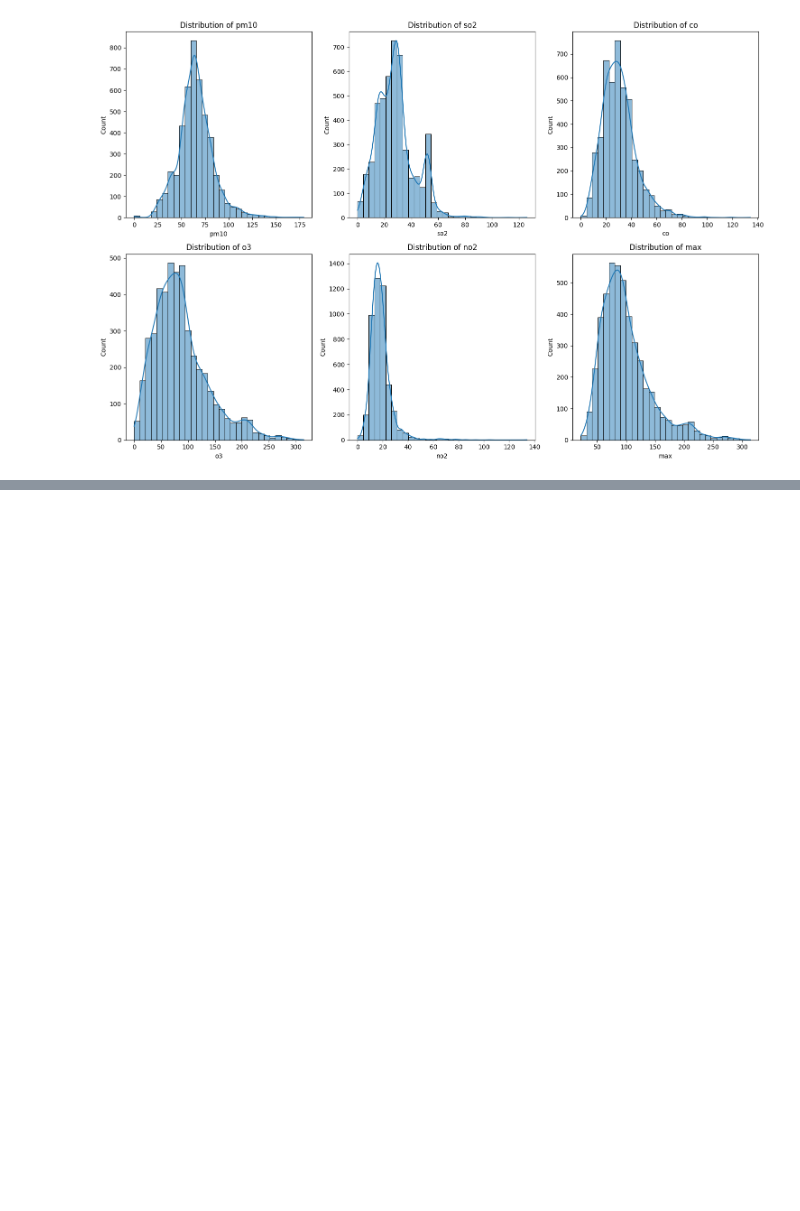
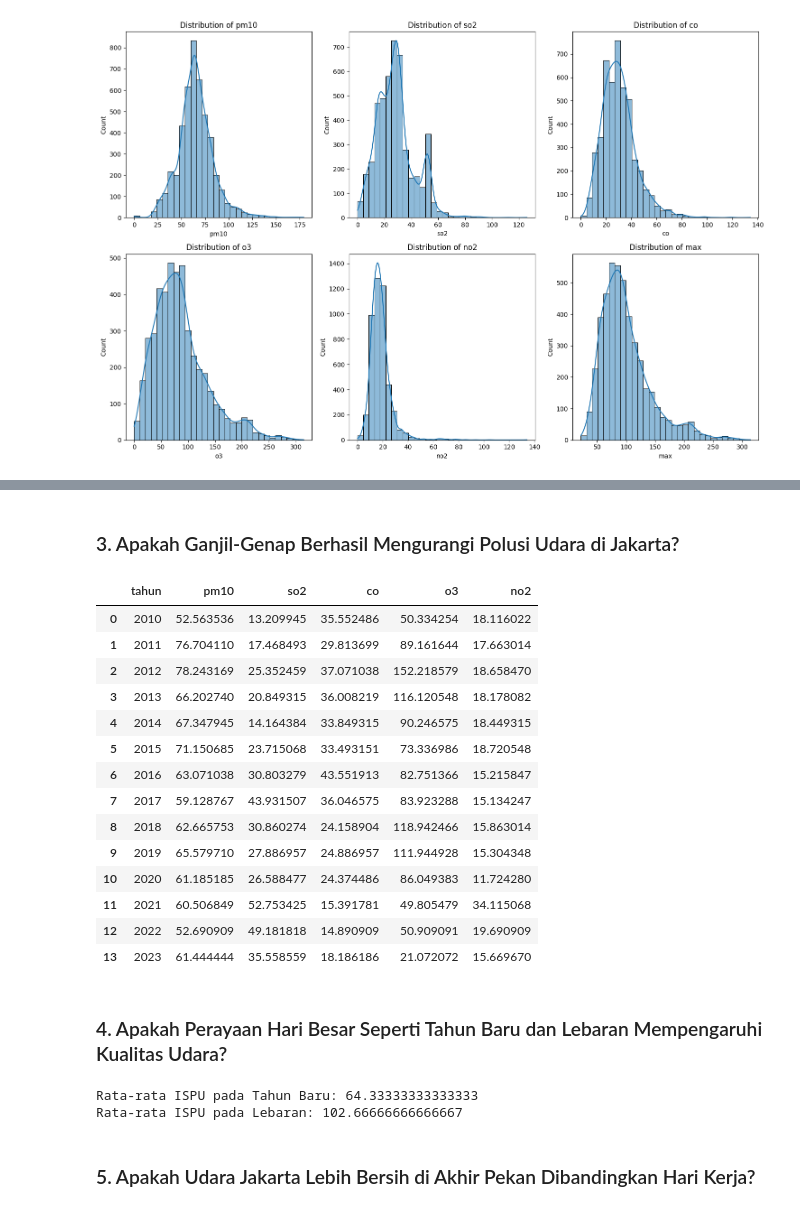
Before and after one commit to SenyuminAja16/2-Faza-Grace, a Jupyter notebook: eksperimen with outlier.ipynb, the cells around one changed output, grey strips where cells are left out. Saved outputs shown, nothing was run; the diff lists cells and outputs as text; code cells hidden in the pictures; blank space fills up the shorter version.

```diff
--- a/eksperimen with outlier.ipynb
+++ b/eksperimen with outlier.ipynb
@@ -139,0 +203,5 @@ plt.show()
+# %%
+all_df['bulan'] = all_df['tanggal'].dt.month
+air_monthly = all_df.groupby('bulan')['max'].mean()
+
+air_monthly
@@ -139,0 +225,35 @@ plt.show()
+# %% [markdown]
+### 3. Apakah Ganjil-Genap Berhasil Mengurangi Polusi Udara di Jakarta?
+# %%
+air_trends_df = all_df.resample(rule='YE', on='tanggal').agg({
+    'pm10' : 'mean',
+    'so2' : 'mean',
+    'co' : 'mean',
+    'o3' : 'mean',
+    'no2': 'mean',
+})
+
+air_trends_df.index = air_trends_df.index.strftime('%Y')
+air_trends_df = air_trends_df.reset_index()
+
+air_trends_df.rename(columns={
+    'tanggal' : 'tahun'
+}, inplace=True)
+
+air_trends_df
+# %% [output]
+|  | tahun | pm10 | so2 | co | o3 | no2 |
+| 0 | 2010 | 52.563536 | 13.209945 | 35.552486 | 50.334254 | 18.116022 |
+| 1 | 2011 | 76.704110 | 17.468493 | 29.813699 | 89.161644 | 17.663014 |
+| 2 | 2012 | 78.243169 | 25.352459 | 37.071038 | 152.218579 | 18.658470 |
+| 3 | 2013 | 66.202740 | 20.849315 | 36.008219 | 116.120548 | 18.178082 |
+| 4 | 2014 | 67.347945 | 14.164384 | 33.849315 | 90.246575 | 18.449315 |
+| 5 | 2015 | 71.150685 | 23.715068 | 33.493151 | 73.336986 | 18.720548 |
+| 6 | 2016 | 63.071038 | 30.803279 | 43.551913 | 82.751366 | 15.215847 |
+| 7 | 2017 | 59.128767 | 43.931507 | 36.046575 | 83.923288 | 15.134247 |
+| 8 | 2018 | 62.665753 | 30.860274 | 24.158904 | 118.942466 | 15.863014 |
+| 9 | 2019 | 65.579710 | 27.886957 | 24.886957 | 111.944928 | 15.304348 |
+| 10 | 2020 | 61.185185 | 26.588477 | 24.374486 | 86.049383 | 11.724280 |
+| 11 | 2021 | 60.506849 | 52.753425 | 15.391781 | 49.805479 | 34.115068 |
+| 12 | 2022 | 52.690909 | 49.181818 | 14.890909 | 50.909091 | 19.690909 |
+| 13 | 2023 | 61.444444 | 35.558559 | 18.186186 | 21.072072 | 15.669670 |
@@ -139,0 +262,11 @@ plt.show()
+# %% [markdown]
+### 4. Apakah Perayaan Hari Besar Seperti Tahun Baru dan Lebaran Mempengaruhi Kualitas Udara?
+# %%
+event_dates = {'Tahun Baru': ['2018-01-01', '2019-01-01', '2020-01-01'],
+               'Lebaran': ['2018-06-15', '2019-06-05', '2020-05-24']}
+for event, dates in event_dates.items():
+    event_df = all_df[all_df['tanggal'].isin(pd.to_datetime(dates))]
+    print(f"Rata-rata ISPU pada {event}: {event_df['max'].mean()}")
+# %% [output]
+Rata-rata ISPU pada Tahun Baru: 64.33333333333333
+Rata-rata ISPU pada Lebaran: 102.66666666666667
@@ -139,0 +275,2 @@ plt.show()
+# %% [markdown]
+### 5. Apakah Udara Jakarta Lebih Bersih di Akhir Pekan Dibandingkan Hari Kerja?
```
Also changed, not shown: parts of 29 cells of this notebook, 1 other file.
